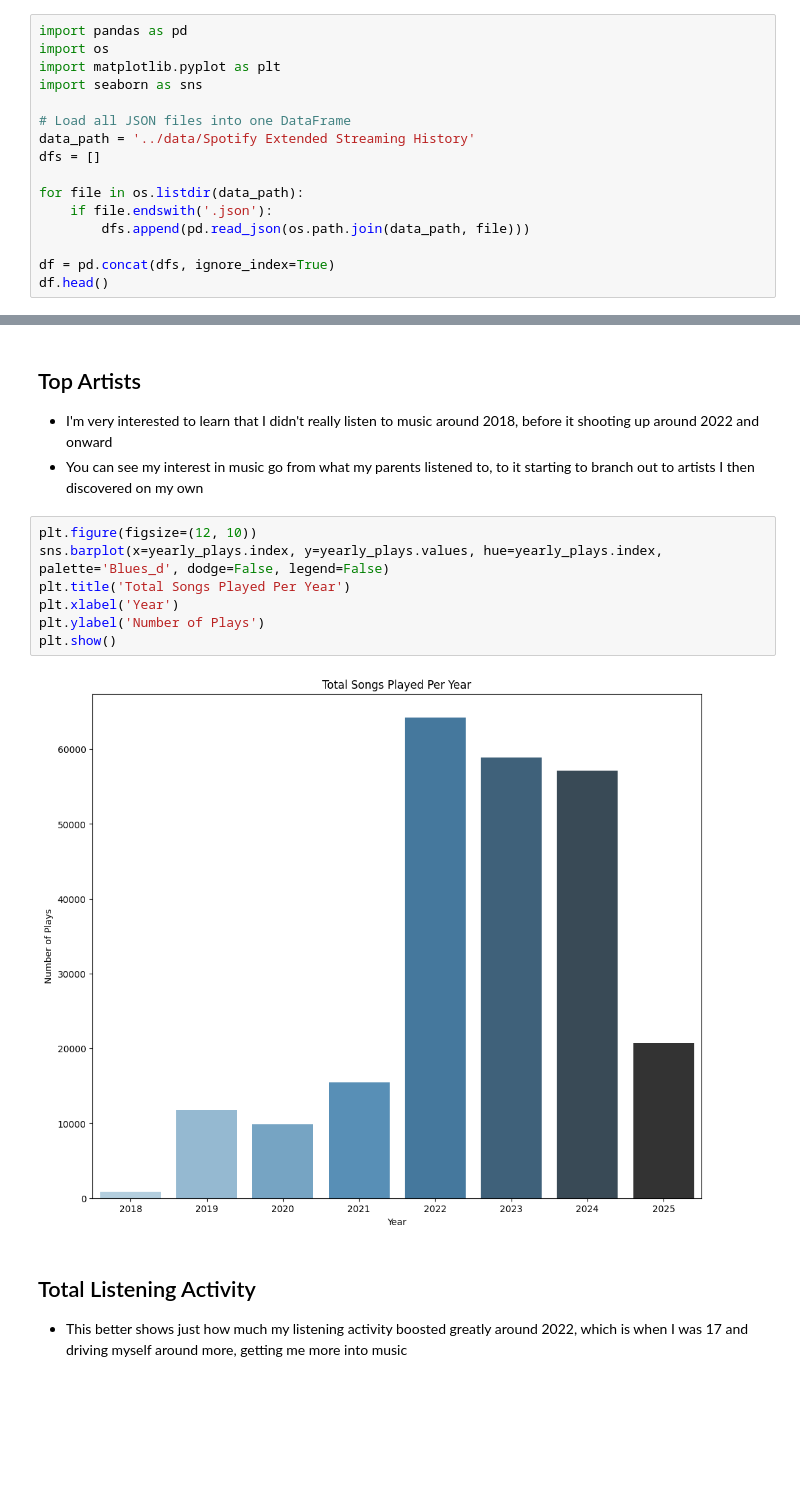
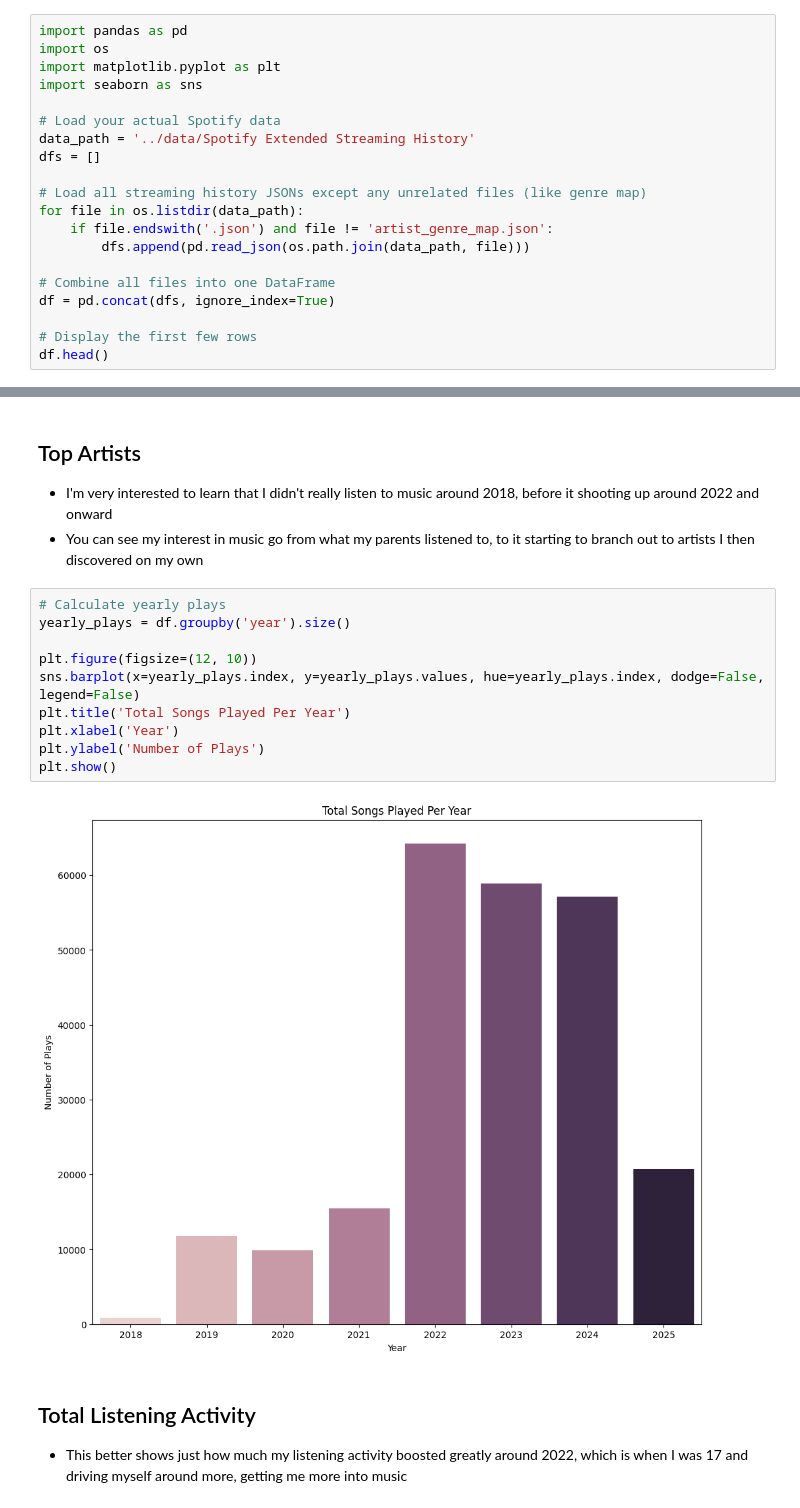
Before and after one commit to Nscook19/Spotify-Data-Analysis, a Jupyter notebook: notebooks/01_initial_exploration.ipynb, the cells around one changed output, grey strips where cells are left out. Drawn from its saved outputs; the diff is of its cells as text; blank space fills up the shorter version.

```diff
--- a/notebooks/01_initial_exploration.ipynb
+++ b/notebooks/01_initial_exploration.ipynb
@@ -7,15 +8,19 @@ import os
 import matplotlib.pyplot as plt
 import seaborn as sns
 
-# Load all JSON files into one DataFrame
+# Load your actual Spotify data
 data_path = '../data/Spotify Extended Streaming History'
 dfs = []
 
+# Load all streaming history JSONs except any unrelated files (like genre map)
 for file in os.listdir(data_path):
-    if file.endswith('.json'):
+    if file.endswith('.json') and file != 'artist_genre_map.json':
         dfs.append(pd.read_json(os.path.join(data_path, file)))
 
+# Combine all files into one DataFrame
 df = pd.concat(dfs, ignore_index=True)
+
+# Display the first few rows
 df.head()
 # %% [output]
 |  | ts | platform | ms_played | conn_country | ip_addr | master_metadata_track_name | master_metadata_album_artist_name | ... |
@@ -80,14 +89,17 @@ plt.show()
 - I'm very interested to learn that I didn't really listen to music around 2018, before it shooting up around 2022 and onward
 - You can see my interest in music go from what my parents listened to, to it starting to branch out to artists I then discovered on my own
 # %%
+# Calculate yearly plays
+yearly_plays = df.groupby('year').size()
+
 plt.figure(figsize=(12, 10))
-sns.barplot(x=yearly_plays.index, y=yearly_plays.values, hue=yearly_plays.index, palette='Blues_d', dodge=False, legend=False)
+sns.barplot(x=yearly_plays.index, y=yearly_plays.values, hue=yearly_plays.index, dodge=False, legend=False)
 plt.title('Total Songs Played Per Year')
 plt.xlabel('Year')
 plt.ylabel('Number of Plays')
 plt.show()
 # %% [output]
-[figure, old version]
+[figure, new version]
 # %% [markdown]
 ## Total Listening Activity
 - This better shows just how much my listening activity boosted greatly around 2022, which is when I was 17 and driving myself around more, getting me more into music
```
Also changed, not shown: parts of 3 cells of this notebook, 2 other files.
